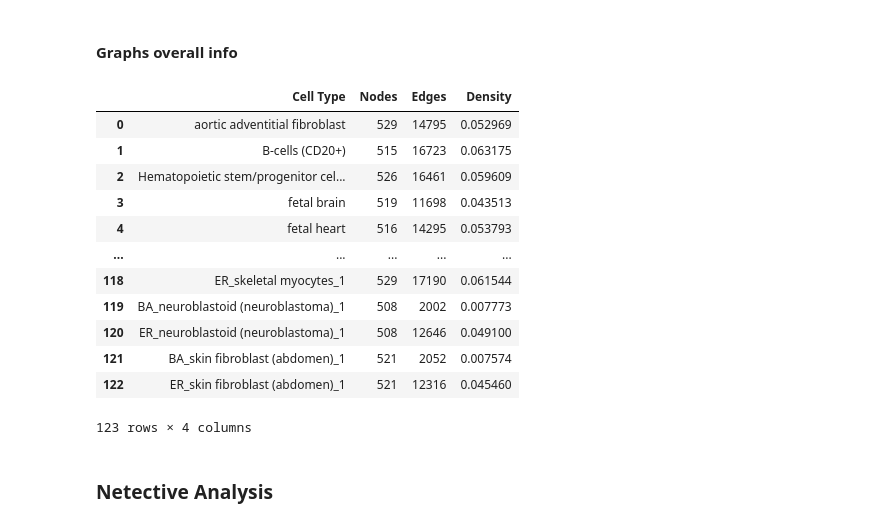
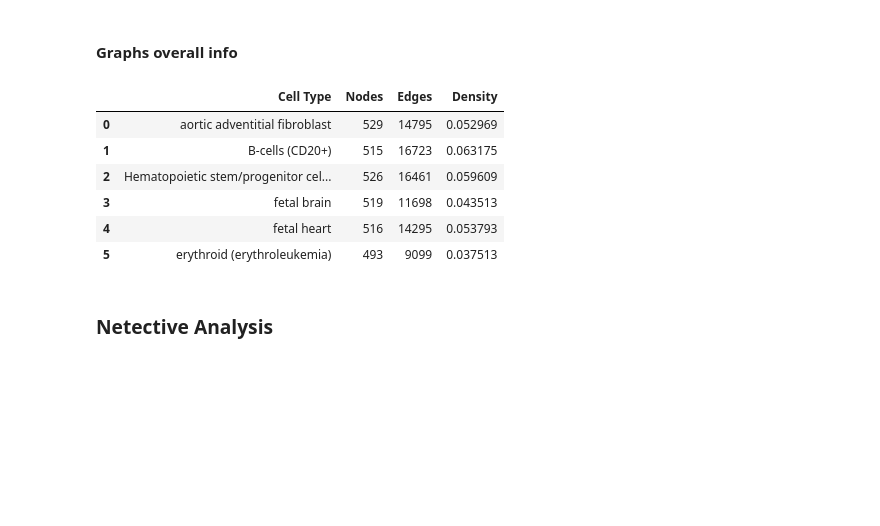
Before and after one commit to freyrelab/netective, a Jupyter notebook: src/netective/prop_notebooks/Human_Analysis.ipynb, the cells around one changed output. Drawn from its saved outputs; the diff is of its cells as text; code cells hidden in the pictures; blank space fills up the shorter version.

```diff
--- a/src/netective/prop_notebooks/Human_Analysis.ipynb
+++ b/src/netective/prop_notebooks/Human_Analysis.ipynb
@@ -104,7 +104,7 @@ human_networks
 test = {
     i : j
     for k, (i,j) in enumerate(human_networks.items())
-    if k < 5
+    if k < 5 or i == 'erythroid (erythroleukemia)'
 }
 test
 # %% [output]
@@ -122,7 +117,3 @@ dissimilarity.graph_dissimilarity(test['Hematopoietic stem/progenitor cells (CD3
-# %%
-for i, j in test.items():
-    name = i.replace('/', '_')
-    nx.write_edgelist(j, path=f'{name}', delimiter='\t', encoding='utf-8', data=False)
 # %% [markdown]
 #### Synthetic networks
 
@@ -146,35 +137,29 @@ networks = {**human_networks, **synth_graphs}
 # %%
 nets_info = {'Cell Type': [],
         'Nodes': [],
         'Edges': [],
         'Density': []
         }
 
-for name,G in networks.items():
+for name,G in test.items():
     n_nodes = G.number_of_nodes()
     n_edges = G.number_of_edges()
     density = n_edges / (n_nodes * (n_nodes - 1))
     nets_info['Cell Type'].append(name)
     nets_info['Nodes'].append(n_nodes)
     nets_info['Edges'].append(n_edges)
     nets_info['Density'].append(density)
 
 info_df = pd.DataFrame.from_dict(nets_info)
 info_df
 # %% [output]
 |  | Cell Type | Nodes | Edges | Density |
 | 0 | aortic adventitial fibroblast | 529 | 14795 | 0.052969 |
 | 1 | B-cells (CD20+) | 515 | 16723 | 0.063175 |
 | 2 | Hematopoietic stem/progenitor cel... | 526 | 16461 | 0.059609 |
 | 3 | fetal brain | 519 | 11698 | 0.043513 |
 | 4 | fetal heart | 516 | 14295 | 0.053793 |
-| ... | ... | ... | ... | ... |
-| 118 | ER_skeletal myocytes_1 | 529 | 17190 | 0.061544 |
-| 119 | BA_neuroblastoid (neuroblastoma)_1 | 508 | 2002 | 0.007773 |
-| 120 | ER_neuroblastoid (neuroblastoma)_1 | 508 | 12646 | 0.049100 |
-| 121 | BA_skin fibroblast (abdomen)_1 | 521 | 2052 | 0.007574 |
-| 122 | ER_skin fibroblast (abdomen)_1 | 521 | 12316 | 0.045460 |
+| 5 | erythroid (erythroleukemia) | 493 | 9099 | 0.037513 |
-123 rows × 4 columns
 # %% [markdown]
 ### Netective Analysis
 # %%
```
Also changed, not shown: parts of 3 cells of this notebook, 3 other files.
